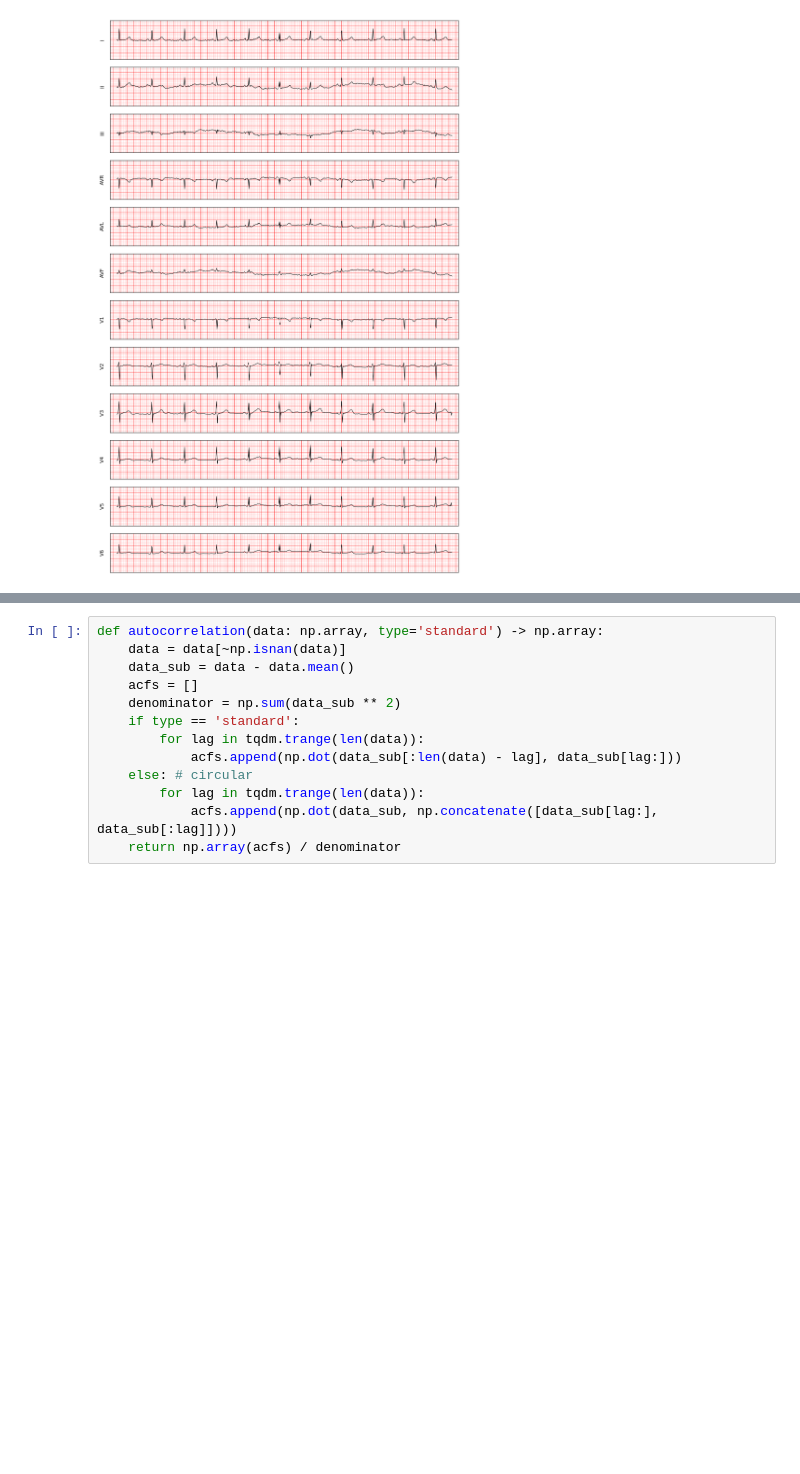
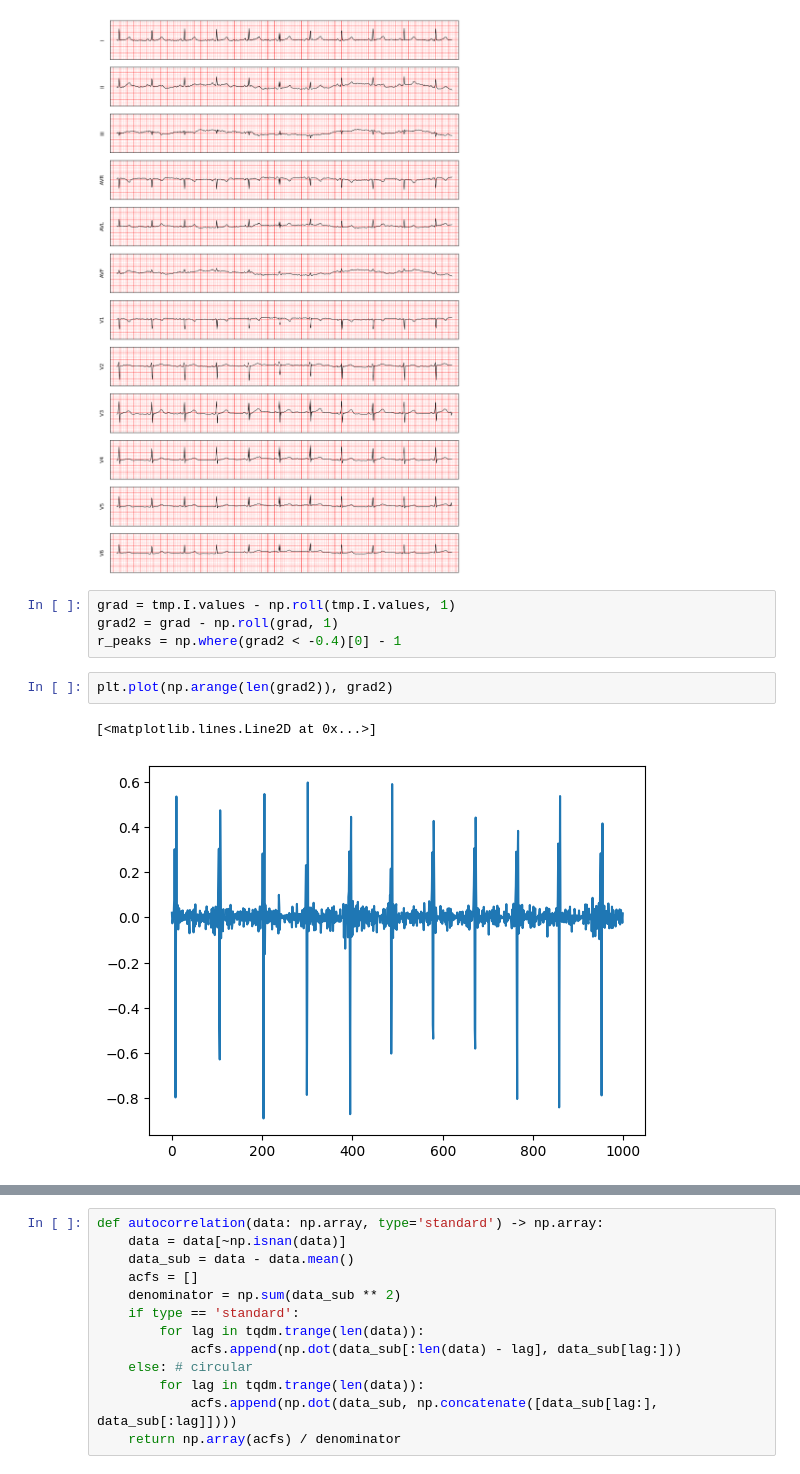
Before and after one commit to janzuromski/ECG, a Jupyter notebook: test.ipynb, the cells around one changed output, grey strips where cells are left out. Cells and saved outputs as stored; diff of their text form; blank space fills up the shorter version.

```diff
--- a/test.ipynb
+++ b/test.ipynb
@@ -69,3 +69,12 @@ for i, ax in enumerate(axs):
     plot_ecg_line(ax, x, y, lead_name)
 # %% [output]
 [figure]
+# %%
+grad = tmp.I.values - np.roll(tmp.I.values, 1)
+grad2 = grad - np.roll(grad, 1)
+r_peaks = np.where(grad2 < -0.4)[0] - 1
+# %%
+plt.plot(np.arange(len(grad2)), grad2)
+# %% [output]
+[<matplotlib.lines.Line2D at 0x...>]
+[figure, added]
```
Also changed, not shown: parts of 4 cells of this notebook.
